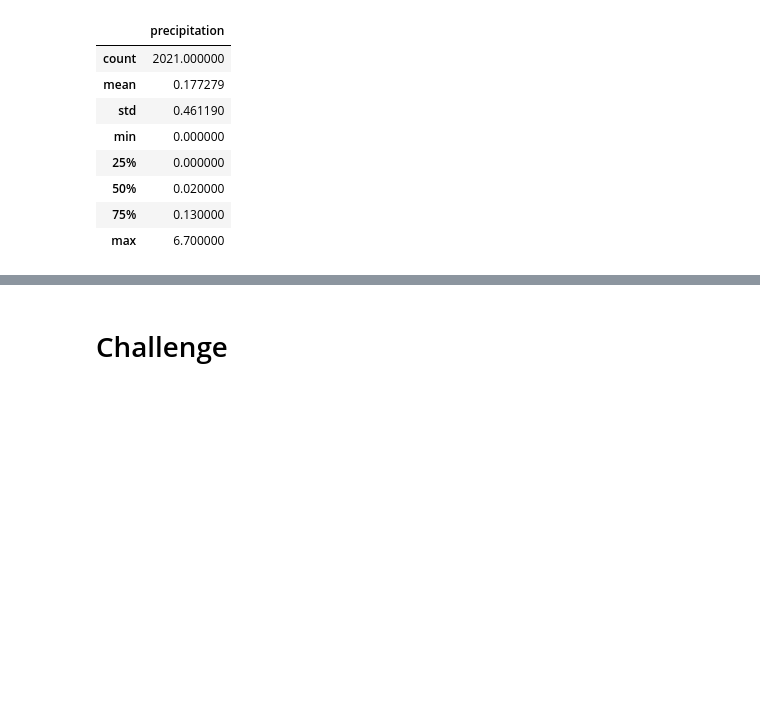
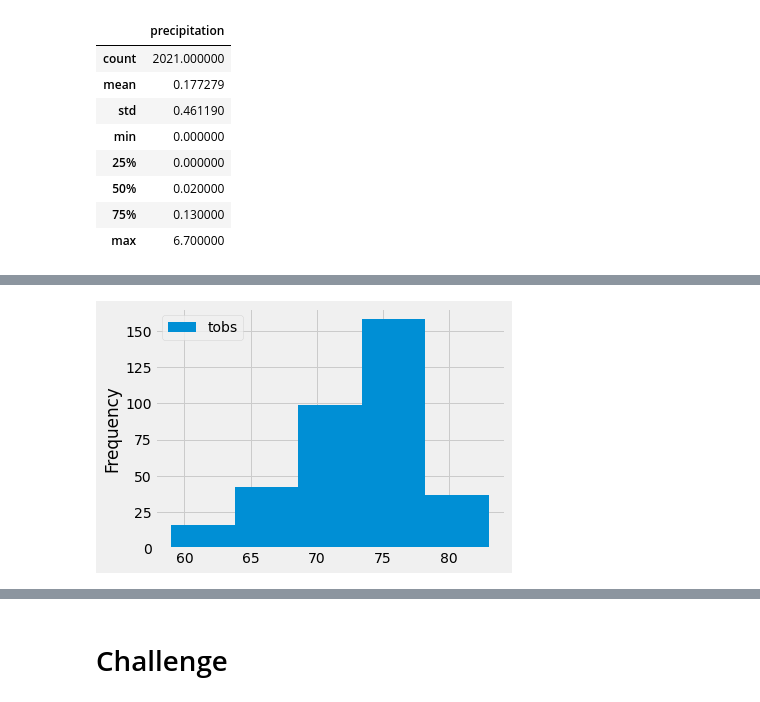
Before and after one commit to benlew3/surfs_up, a Jupyter notebook: climate_analysis.ipynb, the cells around one changed output, grey strips where cells are left out. Saved outputs shown, nothing was run; the diff lists cells and outputs as text; code cells hidden in the pictures; blank space fills up the shorter version.

```diff
--- a/climate_analysis.ipynb
+++ b/climate_analysis.ipynb
@@ -133,0 +165,6 @@ df.describe()
+# %%
+# Skill drill
+df.plot.hist(bins=5)
+plt.tight_layout()
+# %% [output]
+[figure, added]
```
Also changed, not shown: parts of 5 cells of this notebook, 1 other file.
